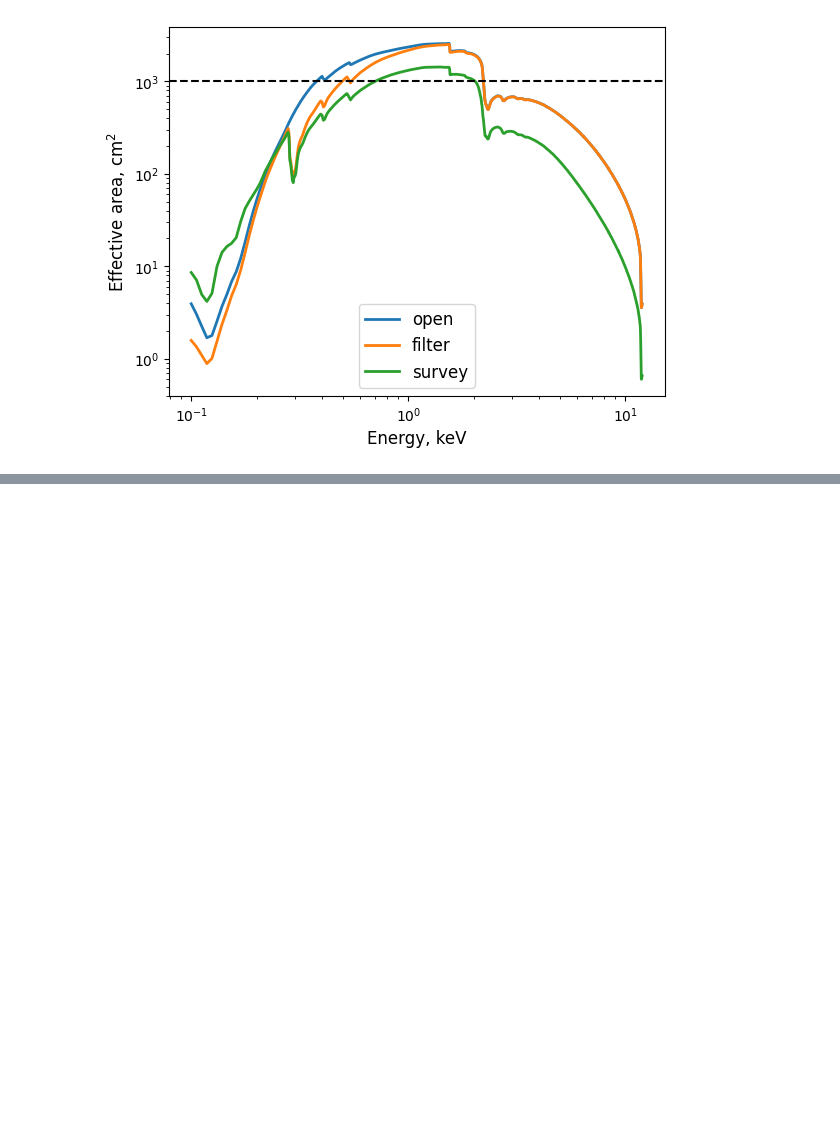
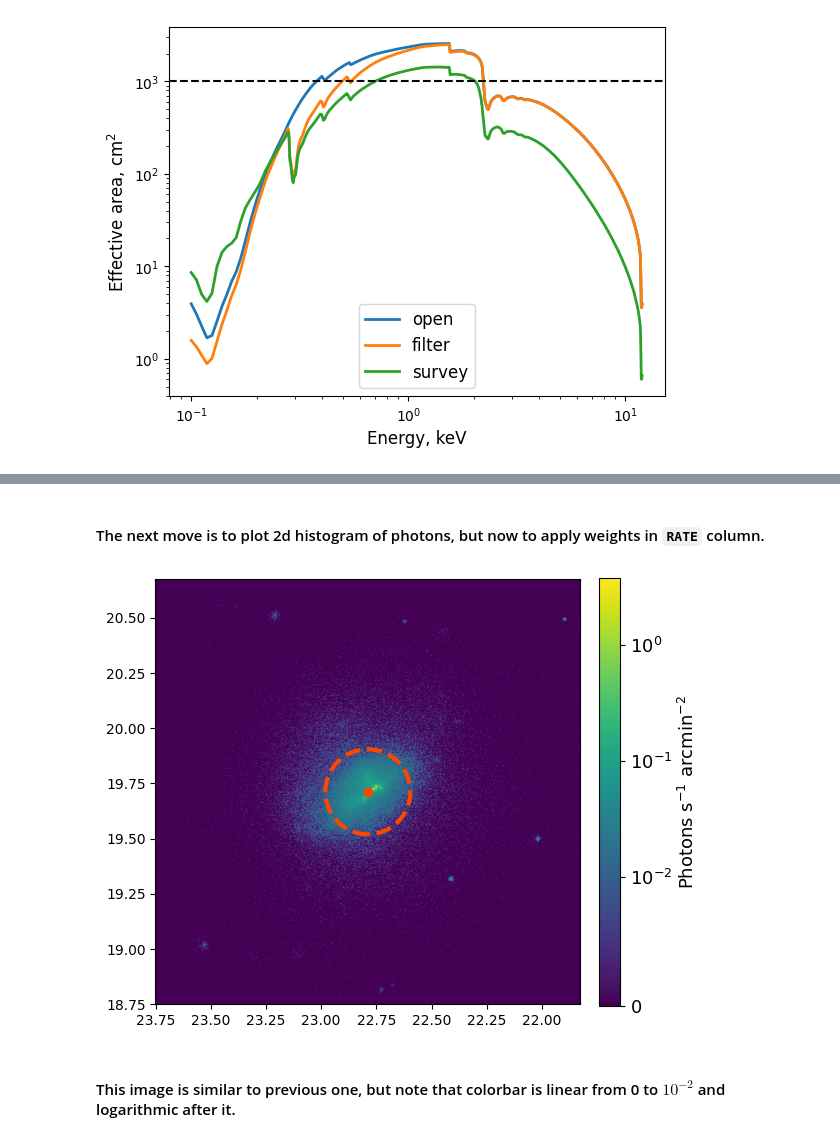
Before and after one commit to pi4imu/stacking, a Jupyter notebook: stacking_new.ipynb, the cells around one changed output, grey strips where cells are left out. Drawn from its saved outputs; the diff is of its cells as text; code cells hidden in the pictures; blank space fills up the shorter version.

```diff
--- a/stacking_new.ipynb
+++ b/stacking_new.ipynb
@@ -229,0 +193,5 @@ plt.show()
+# %%
+sl = plist
+sl["FLUX"] = sl["ENERGY"] / 1000 / 10000 / 4**2 * 60**2      # keV/cm2/s/arc
+sl["EFF_AREA"] = np.interp(sl["ENERGY"], arf_survey["ENERG_LO"], 7*arf_survey["SPECRESP"]) # cm2
+sl["RATE"] = sl["FLUX"] * sl["EFF_AREA"]    # keV/s
@@ -229,0 +222,36 @@ plt.show()
+# %% [markdown]
+#### The next move is to plot 2d histogram of photons, but now to apply weights in `RATE` column.
+# %%
+cntr = (22.78842417785537, 19.712268782221948)
+half_size = 0.9624180209589657
+
+plt.figure(figsize=(6,6))
+
+nmhg, nmhg_x, nmhg_y = np.histogram2d(sl["RA"], sl["DEC"],
+                                      bins=int(2*half_size*3600/4),
+                                      #norm=matplotlib.colors.SymLogNorm(linthresh=1, linscale=1),
+                                      range=np.array([(cntr[0]-half_size, cntr[0]+half_size),
+                                                      (cntr[1]-half_size, cntr[1]+half_size)]),
+                                      weights=sl["RATE"])
+
+axesforsmooth = [nmhg_x[0], nmhg_x[-1], nmhg_y[0], nmhg_y[-1]]
+
+#nmhg = nmhg / 1000 / 10000 / 4**2 * 60**2 * 60**2
+
+trtr = plt.imshow(np.rot90(nmhg),
+                  norm=matplotlib.colors.SymLogNorm(linthresh=0.01, linscale=1),
+                  origin='upper',
+                  extent = axesforsmooth)
+
+plt.scatter(cntr[0], cntr[1], color='orangered', label = 'Centroid')
+plt.gca().add_patch(plt.Circle(cntr, half_size/5, color='orangered', linestyle="--", lw=3, fill = False))
+
+cb = plt.colorbar(trtr, fraction=0.046, pad=0.04)
+cb.ax.tick_params(labelsize=13)
+cb.set_label(f"Photons s$^{{-1}}$ arcmin$^{{-2}}$", size=13)
+plt.gca().invert_xaxis()
+plt.show()
+# %% [output]
+[figure, added]
+# %% [markdown]
+#### This image is similar to previous one, but note that colorbar is linear from 0 to $10^{-2}$ and logarithmic after it.
```
Also changed, not shown: parts of 14 cells of this notebook, 1 other file.
